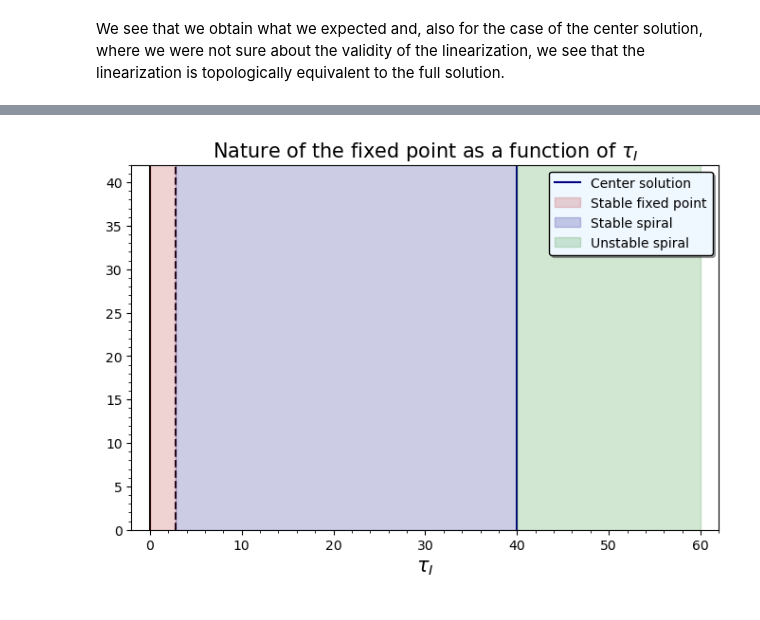
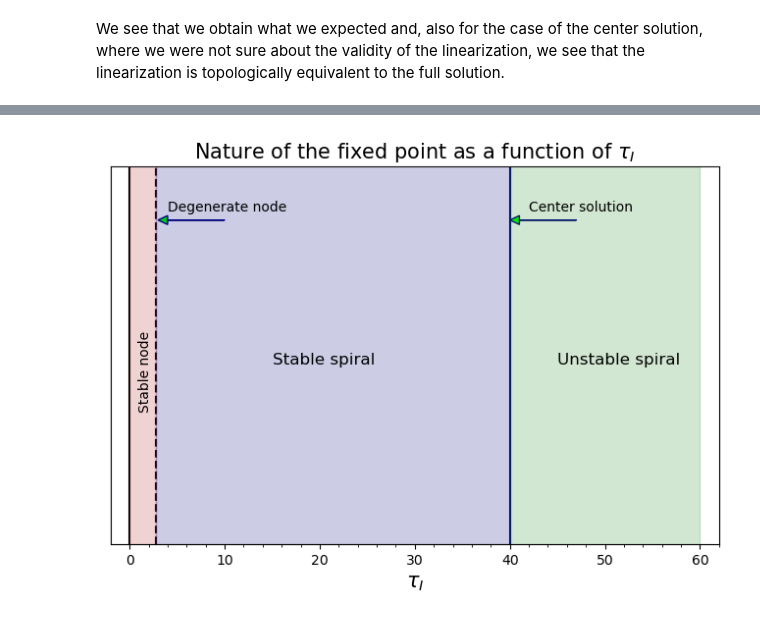
Before and after one commit to tommasoamico/PhysicalModelsOfLivingSystems, a Jupyter notebook: Week_8_assigment/TommasoAmico_week8.ipynb, the cells around one changed output, grey strips where cells are left out. Saved outputs shown, nothing was run; the diff lists cells and outputs as text; code cells hidden in the pictures.

Commit message:
Fixed the statement about the presence of the degenerate node and added statement about the ReLU

```diff
--- a/Week_8_assigment/TommasoAmico_week8.ipynb
+++ b/Week_8_assigment/TommasoAmico_week8.ipynb
@@ -175,7 +173,7 @@ print('The fixed point is', fixed_point)
 # %% [output]
 The fixed point is [26.66666667 16.66666667]
 # %%
-threshold  = 2.8
+threshold  = 2.87
 # Computing the imaginary part of the eigenvalues of the first eienvalue
 imag_part = list(map(lambda x: np.linalg.eigvals(x)[0].imag, tau_matrix))
 
@@ -189,7 +187,7 @@ ax.legend(shadow = True, fontsize = 12, facecolor = 'aliceblue', edgecolor = 'bl
 ax.set_title('Imaginary part of the first eigenvalue as a finction of $\\tau_I$', fontsize = 15)
 ax.set_xlabel('$\\tau_I$', fontsize = 12)
 ax.set_ylabel('Imaginary part of the first eigenvalue', fontsize = 12)
-ax.axvline(threshold, color = 'firebrick', label = '$\\tau_I = 2.8$')
+ax.axvline(threshold, color = 'firebrick', label = f'$\\tau_I = {threshold}$')
 ax.legend(shadow = True, fontsize = 12, facecolor = 'aliceblue', edgecolor = 'black')
 
 plt.show()
@@ -338,23 +348,32 @@ Finally let's vusualize the nature of the fixed point as $\tau_I$ varies.
 # %%
 fig, ax = plt.subplots(1, 1, figsize = (8, 5))
 
 ax.axvline(0, color = 'black', zorder = 1)
 ax.axvline(threshold, color = 'black', zorder = 1, linestyle = '--')
 ax.axvline(40, color = 'navy', zorder = 1, label = 'Center solution')
 
 ax.set_xlim(-2, 62)
 ax.set_ylim(top = 42)
 
 ax.fill_betweenx(np.linspace(0, 50, 100), 0, threshold, color = 'firebrick', alpha = 0.2, zorder = 2,\
     label = 'Stable fixed point')
 ax.fill_betweenx(np.linspace(0, 50, 100), threshold, 40, color = 'navy', alpha = 0.2, zorder = 2,\
     label = 'Stable spiral')
 ax.fill_betweenx(np.linspace(0, 50, 100), 40, 60, color = 'forestgreen', alpha = 0.2, zorder = 2,\
     label = 'Unstable spiral')
 
-ax.legend(fontsize = 10, facecolor = 'aliceblue', shadow = True, edgecolor = 'black')
+#ax.legend(fontsize = 10, facecolor = 'aliceblue', shadow = True, edgecolor = 'black')
 ax.set_xlabel('$\\tau_I$', fontsize = 15)
 ax.set_title('Nature of the fixed point as a function of $\\tau_I$', fontsize = 15)
+ax.text(0.9, 15, 'Stable node', fontsize = 10, rotation = 90)
+ax.text(15, 20, 'Stable spiral', fontsize = 12)
+ax.text(45, 20, 'Unstable spiral', fontsize = 12)
+ax.arrow(10, 36, -6, 0, head_width=1, head_length=1, fc='lime', ec='navy')
+ax.arrow(47, 36, -6, 0, head_width=1, head_length=1, fc='lime', ec='navy')
+ax.text(4, 37, 'Degenerate node', fontsize = 10)
+ax.text(42, 37, 'Center solution', fontsize = 10)
+#ax.spines['left'].set_visible(False)
+ax.set_yticks([])
 ax.minorticks_on()
 # %% [output]
-[figure, old version]
+[figure, new version]
```
Also changed, not shown: parts of 9 cells of this notebook.
